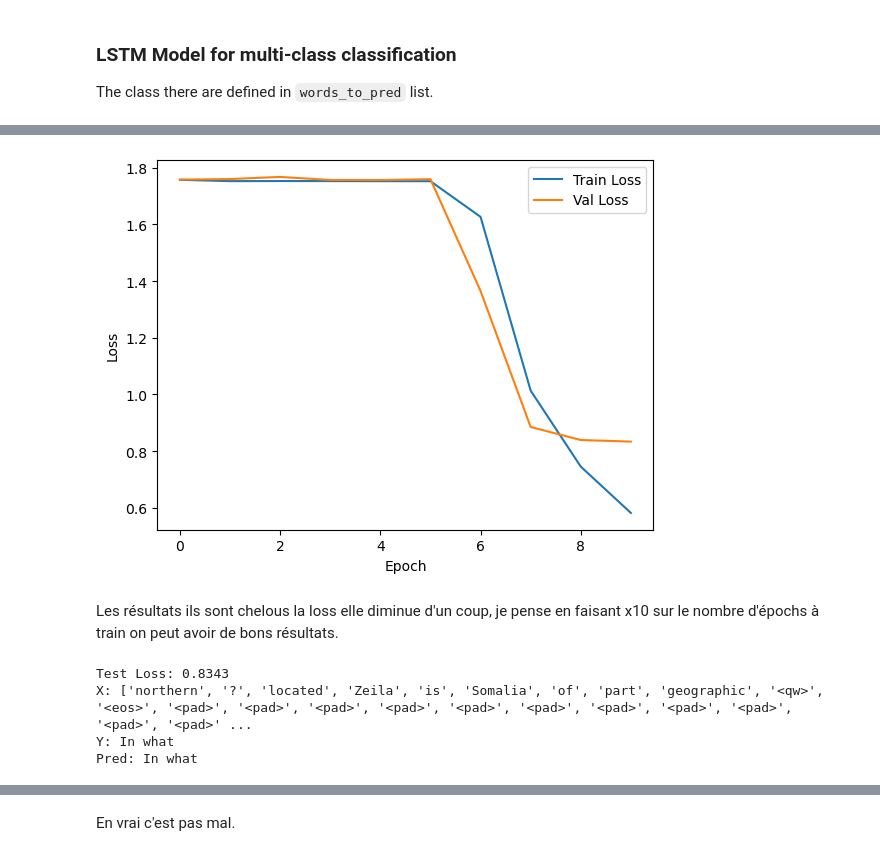
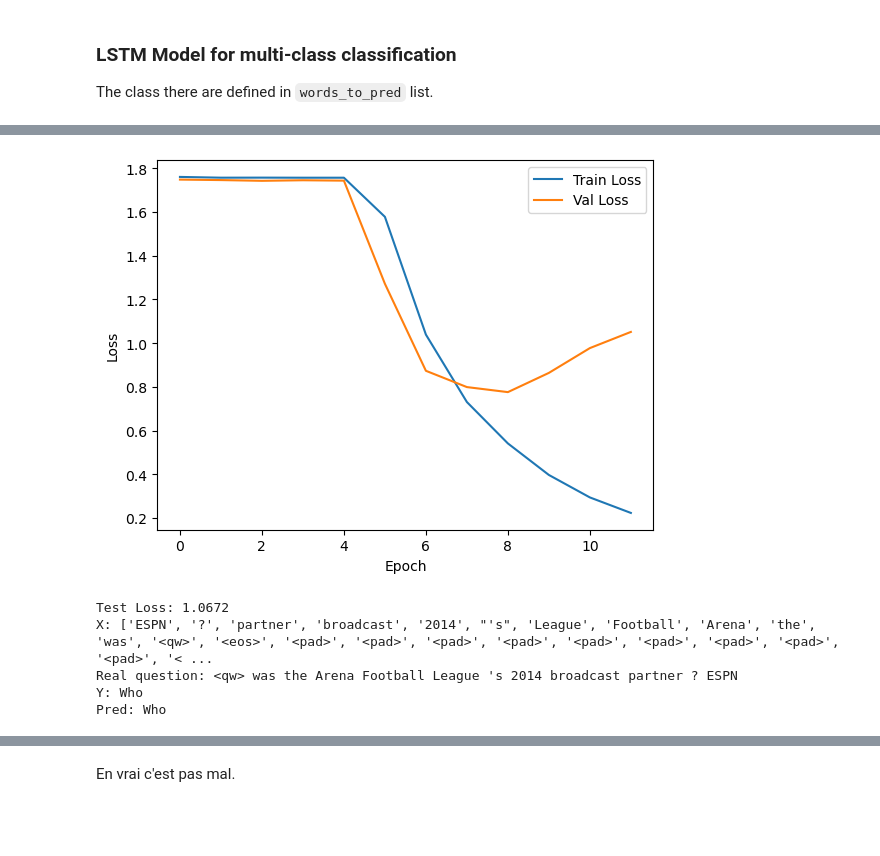
Before and after one commit to ttperr/DD2417-NLP-KTH-mini-project, a Jupyter notebook: project.ipynb, the cells around one changed output, grey strips where cells are left out. Drawn from its saved outputs; the diff is of its cells as text; code cells hidden in the pictures; blank space fills up the shorter version.

Commit message:
well display results and add early stopping

```diff
--- a/project.ipynb
+++ b/project.ipynb
@@ -411,9 +411,12 @@ criterion = nn.CrossEntropyLoss()
 optimizer = optim.Adam(model.parameters(), lr=0.001)
 
 # Training loop
-def train_model(model, train_loader, val_loader, criterion, optimizer, num_epochs=10):
+def train_model(model, train_loader, val_loader, criterion, optimizer, num_epochs=10, patience=3):
     train_losses = []
     val_losses = []
+    best_val_loss = float('inf')
+    epochs_without_improvement = 0
+
     for epoch in trange(num_epochs):
         model.train()
         running_loss = 0.0
@@ -439,12 +442,22 @@ def train_model(model, train_loader, val_loader, criterion, optimizer, num_epoch
 
         print(f"Epoch {epoch+1}/{num_epochs}, Train Loss: {train_loss:.4f}, Val Loss: {val_loss:.4f}")
 
+        # Check for early stopping
+        if val_loss < best_val_loss or best_val_loss > 1:
+            best_val_loss = val_loss
+            epochs_without_improvement = 0
+        else:
+            epochs_without_improvement += 1
+            if epochs_without_improvement >= patience:
+                print(f"Early stopping at epoch {epoch+1}")
+                break
+
     return train_losses, val_losses
 
 
 # Train the model
 train_losses, val_losses = train_model(
-    model, train_loader, val_loader, criterion, optimizer, num_epochs=10)
+    model, train_loader, val_loader, criterion, optimizer, num_epochs=20)
 
 # Plot the training and validation losses
 plt.plot(train_losses, label='Train Loss')
@@ -467,6 +483,4 @@ Epoch 10/10, Train Loss: 0.5820, Val Loss: 0.8337
-[figure, old version]
+[figure, new version]
-# %% [markdown]
-Les résultats ils sont chelous la loss elle diminue d'un coup, je pense en faisant x10 sur le nombre d'épochs à train on peut avoir de bons résultats.
 # %%
 # Test the model
 model.eval()
@@ -481,8 +495,6 @@ with torch.no_grad():
 print(f"Test Loss: {test_loss:.4f}")
 
 # Predict function
-
-
 def predict(model, x, idx_to_word, words_to_pred):
     model.eval()
     with torch.no_grad():
@@ -494,19 +506,25 @@ def predict(model, x, idx_to_word, words_to_pred):
 
 
 # Example of a test prediction
-i = 29
+i = 49
 x, y = dataset_test[i]
 
 x_words, pred_word = predict(model, x.unsqueeze(
     0).to(device), idx_to_word, words_to_pred)
+real_question = x_words[::-1]
+# Remove all padding and eos
+real_question = [word for word in real_question if word != "<pad>"]
+real_question = [word for word in real_question if word != "<eos>"]
 print("X:", x_words)
+print("Real question:", " ".join(real_question))
 print("Y:", words_to_pred[y.item()])
 print("Pred:", pred_word)
 # %% [output]
-Test Loss: 0.8343
-X: ['northern', '?', 'located', 'Zeila', 'is', 'Somalia', 'of', 'part', 'geographic', '<qw>', '<eos>', '<pad>', '<pad>', '<pad>', '<pad>', '<pad>', '<pad>', '<pad>', '<pad>', '<pad>', '<pad>', '<pad>' ...
-Y: In what
-Pred: In what
+Test Loss: 1.0672
+X: ['ESPN', '?', 'partner', 'broadcast', '2014', "'s", 'League', 'Football', 'Arena', 'the', 'was', '<qw>', '<eos>', '<pad>', '<pad>', '<pad>', '<pad>', '<pad>', '<pad>', '<pad>', '<pad>', '<pad>', '< ...
+Real question: <qw> was the Arena Football League 's 2014 broadcast partner ? ESPN
+Y: Who
+Pred: Who
 # %%
 # Predict all test examples and calculate accuracy
 correct = 0
```
Also changed, not shown: parts of 9 cells of this notebook.
